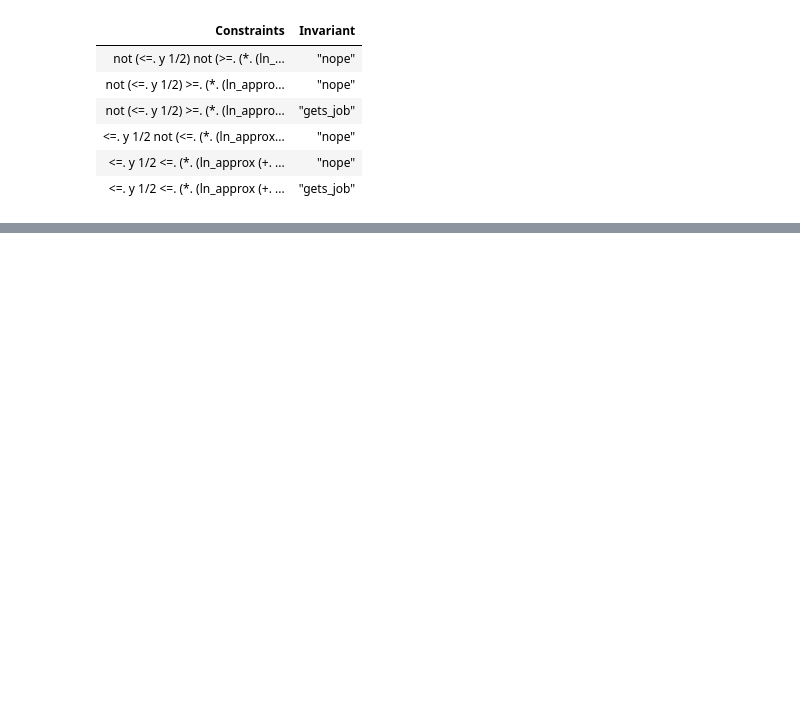
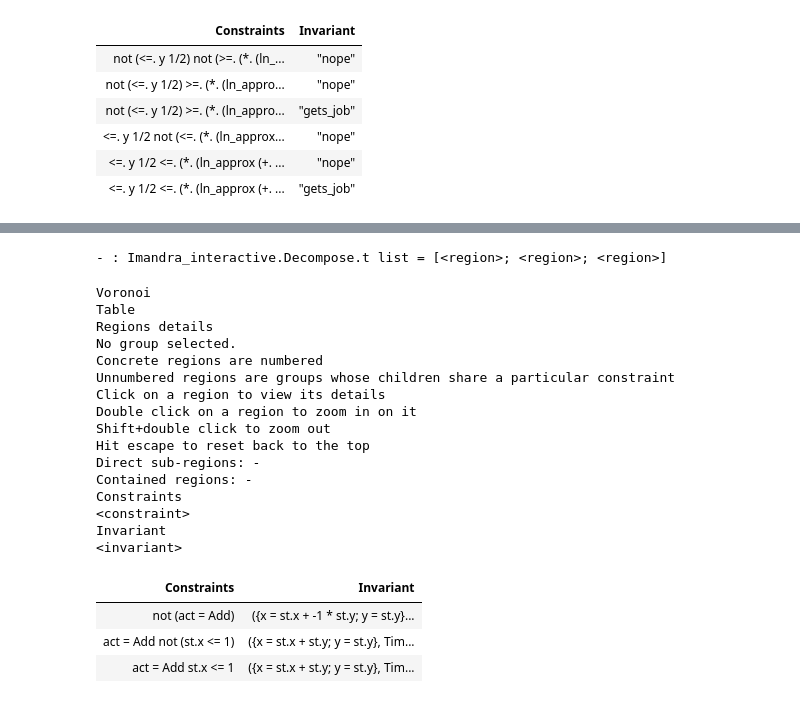
Before and after one commit to imandra-ai/imandra-stats-experiments, a Jupyter notebook: probabilistic_reasoning/probabilistic_reasoning.ipynb, the cells around one changed output, grey strips where cells are left out. Cells and saved outputs as stored; diff of their text form; code cells hidden in the pictures; blank space fills up the shorter version.

```diff
--- a/probabilistic_reasoning/probabilistic_reasoning.ipynb
+++ b/probabilistic_reasoning/probabilistic_reasoning.ipynb
@@ -336,0 +436,24 @@ Invariant
+# %%
+Decompose.top "step";;
+# %% [output]
+- : Imandra_interactive.Decompose.t list = [<region>; <region>; <region>]
+Voronoi
+Table
+Regions details
+No group selected.
+Concrete regions are numbered
+Unnumbered regions are groups whose children share a particular constraint
+Click on a region to view its details
+Double click on a region to zoom in on it
+Shift+double click to zoom out
+Hit escape to reset back to the top
+Direct sub-regions: -
+Contained regions: -
+Constraints
+<constraint>
+Invariant
+<invariant>
+| Constraints | Invariant |
+| not (act = Add) | ({x = st.x + -1 * st.y; y = st.y}... |
+| act = Add not (st.x <= 1) | ({x = st.x + st.y; y = st.y}, Tim... |
+| act = Add st.x <= 1 | ({x = st.x + st.y; y = st.y}, Tim... |
```
Also changed, not shown: parts of 5 cells of this notebook, 17 other files.
